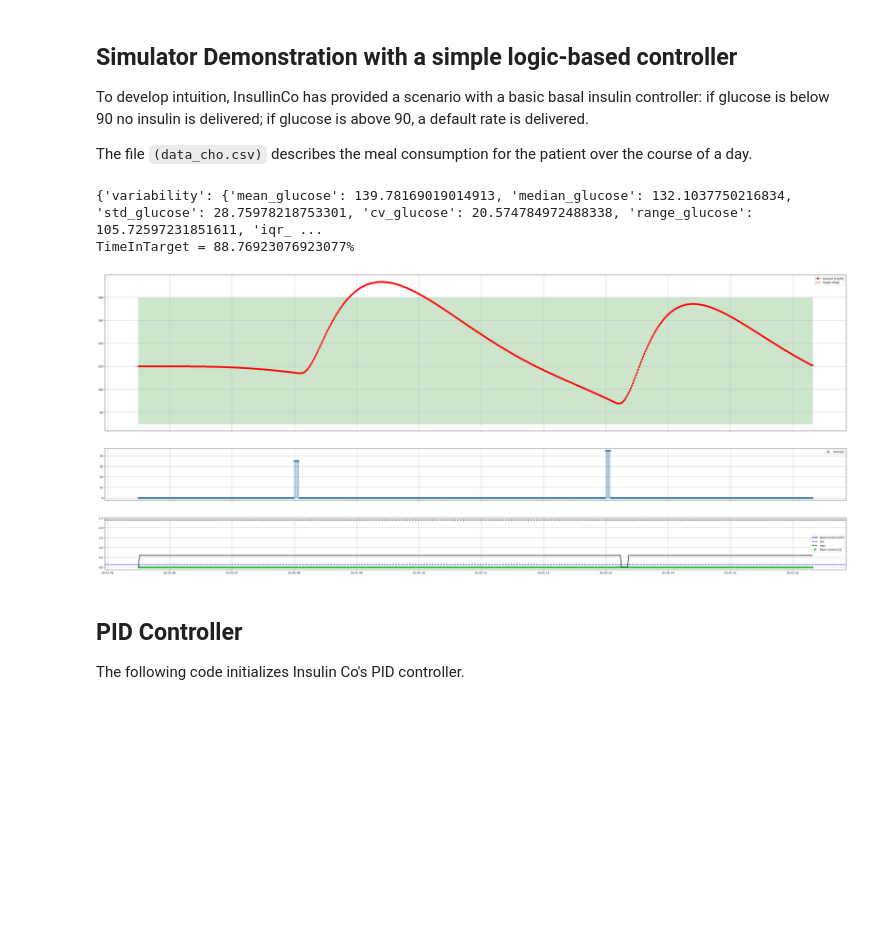
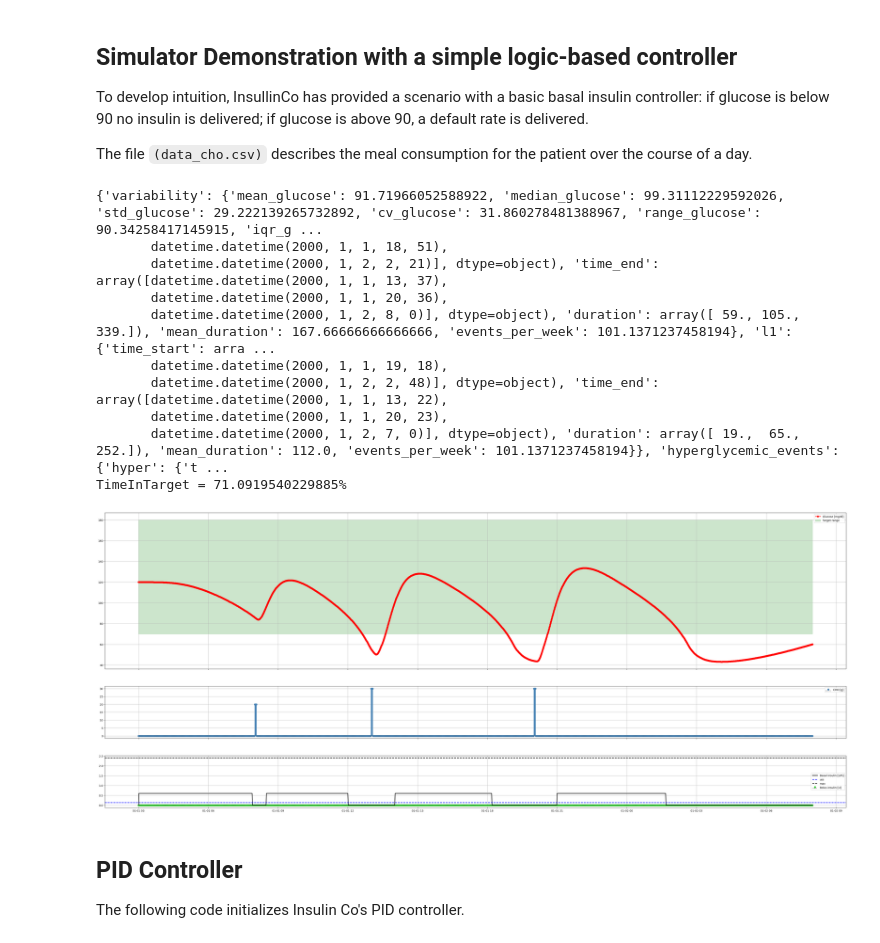
Before and after one commit to Jackmastro/MPC_DeePC_COCO, a Jupyter notebook: COCO2024project_GiacomoMastroddi.ipynb, the cells around one changed output. Saved outputs shown, nothing was run; the diff lists cells and outputs as text; code cells hidden in the pictures; blank space fills up the shorter version.

```diff
--- a/COCO2024project_GiacomoMastroddi.ipynb
+++ b/COCO2024project_GiacomoMastroddi.ipynb
@@ -418,41 +434,44 @@ def basal_insulin_controller_example(model, x0, tau, time_index, inputs_, xss, u
 # %%
 ##################################### Example of displaying simulation results  ###################################
 
 # You can create a dict() that will be accessible during simulation by your handler
 basal_handler_params = dict()
 basal_handler_params['default_rate'] = 0.01
 
-# data_given = pd.read_csv(os.path.join(os.path.abspath(''), 'data', 'data_cho.csv'))
-data_given = pd.read_csv('data/easy_test.csv')
-
-dimension = len(data_given)*5 + tau
-input_matrix = np.ndarray((dimension, dimension))
-basal_handler_params['input_matrix'] = np.ndarray((dimension, dimension))
+data_given = pd.read_csv('data/data_cho.csv')
 
 glucose, i, insulin_bolus, m, time = simulate(basal_handler=basal_insulin_controller_example,
                                               basal_handler_params=basal_handler_params,
                                               data_given=data_given,
                                               meal_input_modulation_factor=1)
 
 # After simulation, you can evaluate glucose trace with AGATA.
 # First, generate a dataframe that is compatible with AGATA https://github.com/gcappon/py_agata/
 data = glucose_time_vectors_to_dataframe(glucose=glucose, t=time)
 
 # Then glucose trace can be analyzed with Agata().analyze_glucose_profile()
 agata = Agata()
 results = agata.analyze_glucose_profile(data)
 print(results)
 
 # ... or, if you need just 1 metric, you can use a metric such as time_in_target
 TimeInTarget = time_in_target(data)
 print('TimeInTarget = ' + str(TimeInTarget) + '%')
 
 #Finally, a function to plot the simulation traces
 plot_results(glucose=glucose, insulin_bolus=insulin_bolus, i=i, m=m, time=time)
 # %% [output]
-{'variability': {'mean_glucose': 139.78169019014913, 'median_glucose': 132.1037750216834, 'std_glucose': 28.75978218753301, 'cv_glucose': 20.574784972488338, 'range_glucose': 105.72597231851611, 'iqr_ ...
-TimeInTarget = 88.76923076923077%
+{'variability': {'mean_glucose': 91.71966052588922, 'median_glucose': 99.31112229592026, 'std_glucose': 29.222139265732892, 'cv_glucose': 31.860278481388967, 'range_glucose': 90.34258417145915, 'iqr_g ...
+       datetime.datetime(2000, 1, 1, 18, 51),
+       datetime.datetime(2000, 1, 2, 2, 21)], dtype=object), 'time_end': array([datetime.datetime(2000, 1, 1, 13, 37),
+       datetime.datetime(2000, 1, 1, 20, 36),
+       datetime.datetime(2000, 1, 2, 8, 0)], dtype=object), 'duration': array([ 59., 105., 339.]), 'mean_duration': 167.66666666666666, 'events_per_week': 101.1371237458194}, 'l1': {'time_start': arra ...
+       datetime.datetime(2000, 1, 1, 19, 18),
+       datetime.datetime(2000, 1, 2, 2, 48)], dtype=object), 'time_end': array([datetime.datetime(2000, 1, 1, 13, 22),
+       datetime.datetime(2000, 1, 1, 20, 23),
+       datetime.datetime(2000, 1, 2, 7, 0)], dtype=object), 'duration': array([ 19.,  65., 252.]), 'mean_duration': 112.0, 'events_per_week': 101.1371237458194}}, 'hyperglycemic_events': {'hyper': {'t ...
+TimeInTarget = 71.0919540229885%
-[figure, old version]
+[figure, new version]
 # %% [markdown]
 ## PID Controller
 
```
Also changed, not shown: parts of 26 cells of this notebook, 4 other files.
